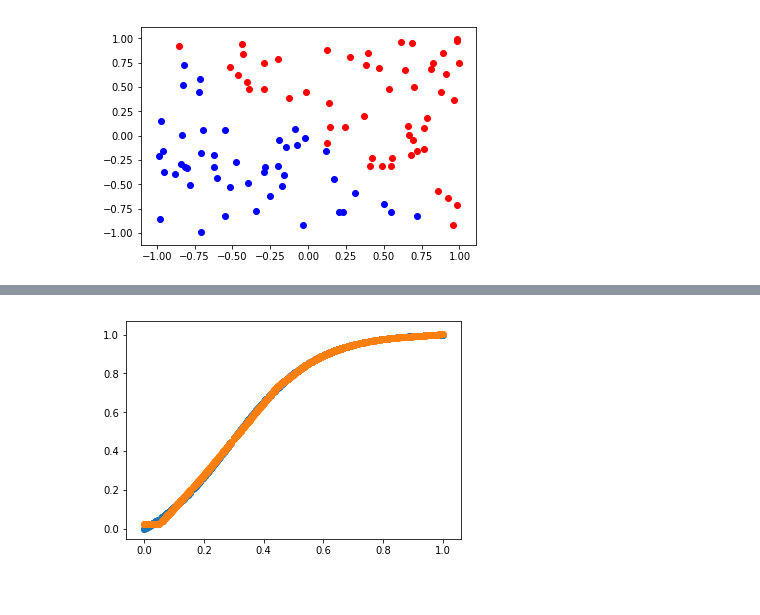
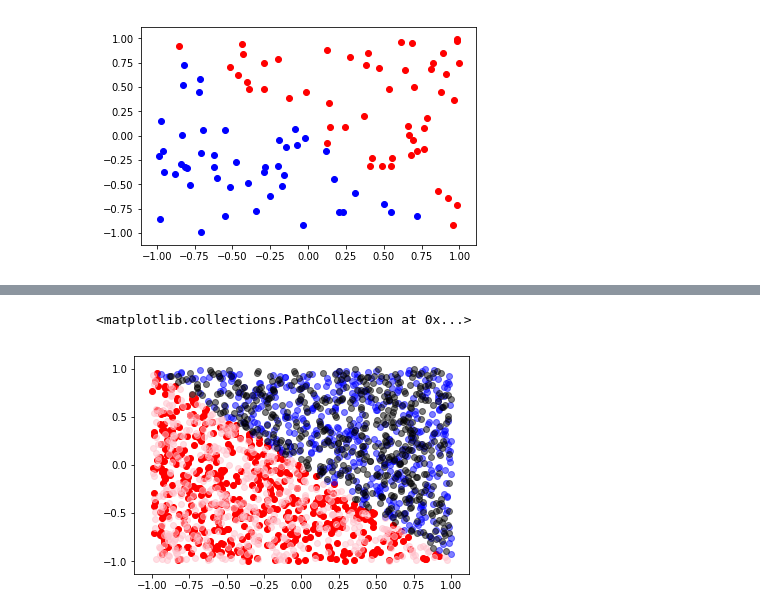
Before and after one commit to sowiks2711/NNVisualiser, a Jupyter notebook: data_analysis/projekt1/data_analysis.ipynb, the cells around one changed output, grey strips where cells are left out. Saved outputs shown, nothing was run; the diff lists cells and outputs as text; code cells hidden in the pictures.

```diff
--- a/data_analysis/projekt1/data_analysis.ipynb
+++ b/data_analysis/projekt1/data_analysis.ipynb
@@ -167,4 +113,8 @@ Y
 # %%
-train1000 = pd.read_csv("./data_analysis/projekt1/regression/data.activation.train.1000.csv")
-test1000 = pd.read_csv("./data_analysis/projekt1/regression/data.activation.test.1000.csv")
-len(train1000)
+train1000 = pd.read_csv("./data_analysis/projekt1/classification/data.simple.train.1000.csv")
+test1000 = pd.read_csv("./data_analysis/projekt1/classification/data.simple.test.1000.csv")
+n = len(train1000)
+X = train1000[['x', 'y']].values.T
+Y = train1000.cls.values.reshape(1,-1) == 1
+Xt = test1000[['x', 'y']].values.T
+Yt = test1000.cls.values.reshape(1,-1) == 1
@@ -178,5 +120,0 @@ plt.scatter(train1000.x, train1000.y)
-# %%
-X = train1000.x.values.reshape(1, -1)
-print(X.shape)
-Y = train1000.y.values.reshape(1, -1)
-print(Y.shape)
@@ -356,7 +120,0 @@ y_pred_keras = estimator.predict(X_s)
-# %%
-plt.autoscale(enable=True, axis='both', tight=None)
-plt.scatter(X_s, Y_s)
-plt.scatter(X_s, y_pred_keras)
-plt.show()
-# %% [output]
-[figure, removed]
@@ -362,0 +123,13 @@ plt.show()
+# %%
+x0, y0 = X[:, (Y == 0)[0]]
+x1, y1 = X[:, (Y == 1)[0]]
+
+x2, y2 = Xt[:, (Yt == 0)[0]]
+x3, y3 = Xt[:, (Yt == 1)[0]]
+plt.scatter(x0, y0, c='red')
+plt.scatter(x1, y1, c='blue', alpha=0.5)
+plt.scatter(x2, y2, c='pink', alpha=0.5)
+plt.scatter(x3, y3, c='black', alpha=0.5)
+# %% [output]
+<matplotlib.collections.PathCollection at 0x...>
+[figure, added]
```
Also changed, not shown: parts of 43 cells of this notebook, 6 other files.
